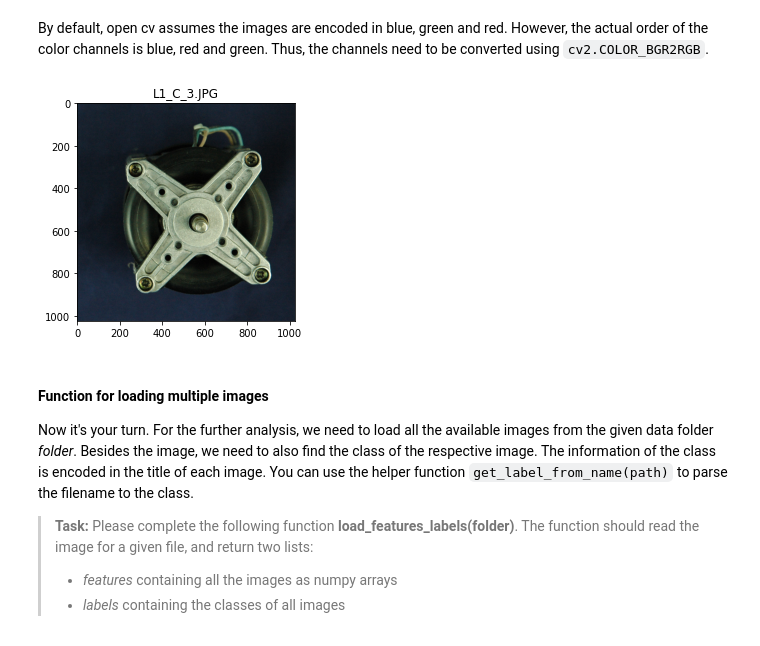
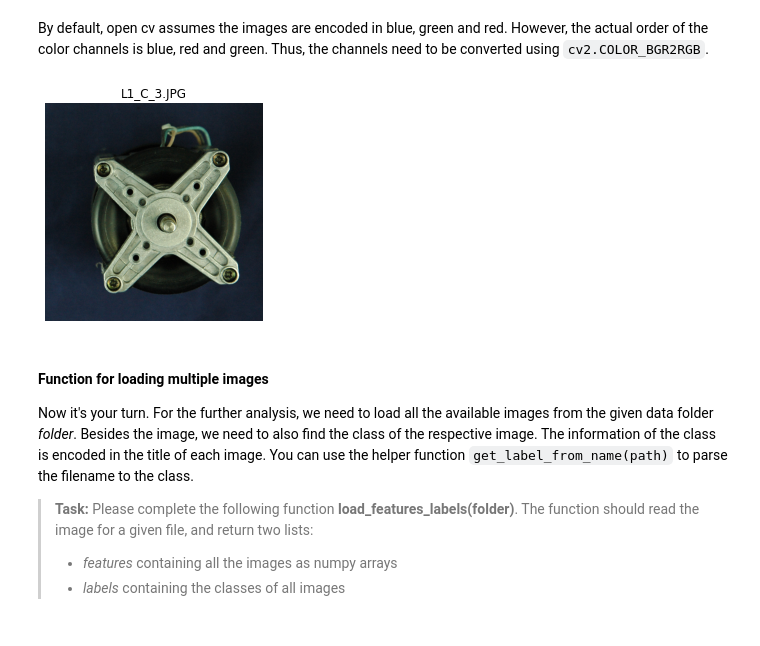
Before and after one commit to Vipinkthomas/Machin-Leaning-Resources, a Jupyter notebook: Workspace.ipynb, the cells around one changed output. Saved outputs shown, nothing was run; the diff lists cells and outputs as text; code cells hidden in the pictures.

```diff
--- a/Workspace.ipynb
+++ b/Workspace.ipynb
@@ -101,12 +106,23 @@ plt.show()
 # %% [markdown]
 By default, open cv assumes the images are encoded in blue, green and red. However, the actual order of the color channels is blue, red and green. Thus, the channels need to be converted using `cv2.COLOR_BGR2RGB`.
+# %%
+"""
+imread openCV funciton conver image in to BGR format so to chnage it back to normal RGB format use cvtColor function
+
+"""
+
+img=cv2.cvtColor(img,cv2.COLOR_BGR2RGB) # covert OpenCV color format to pillow or normal format
+plt.title(path.split('/')[-1]) # title of the plot
+plt.imshow(img) # display image
+plt.axis('off') # axis off
+plt.show()
+# %% [output]
+[figure, added]
 # %%
-img = cv2.cvtColor(img, cv2.COLOR_BGR2RGB) # Convert image from bgr to rgb
-plt.title(path.split('/')[-1]) # Set the filename as image title
-plt.imshow(img) # Display the image
-plt.show()
+# img = cv2.cvtColor(img, cv2.COLOR_BGR2RGB) # Convert image from bgr to rgb
+# plt.title(path.split('/')[-1]) # Set the filename as image title
+# plt.imshow(img) # Display the image
+# plt.show()
-# %% [output]
-[figure, removed]
 # %% [markdown]
 #### Function for loading multiple images
 Now it's your turn. For the further analysis, we need to load all the available images from the given data folder *folder*. Besides the image, we need to also find the class of the respective image. The information of the class is encoded in the title of each image. You can use the helper function `get_label_from_name(path)` to parse the filename to the class.
```
Also changed, not shown: parts of 5 cells of this notebook.
